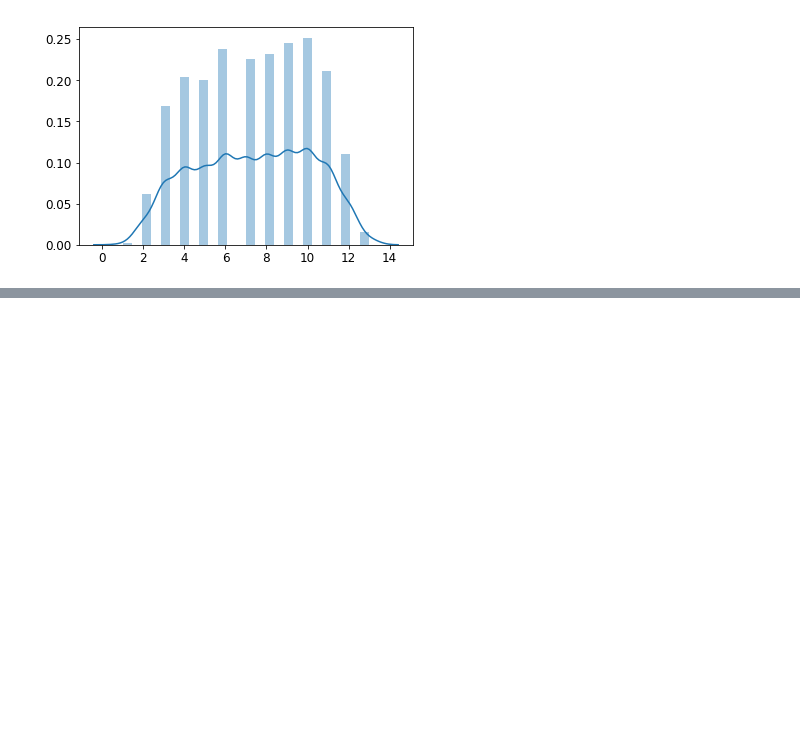
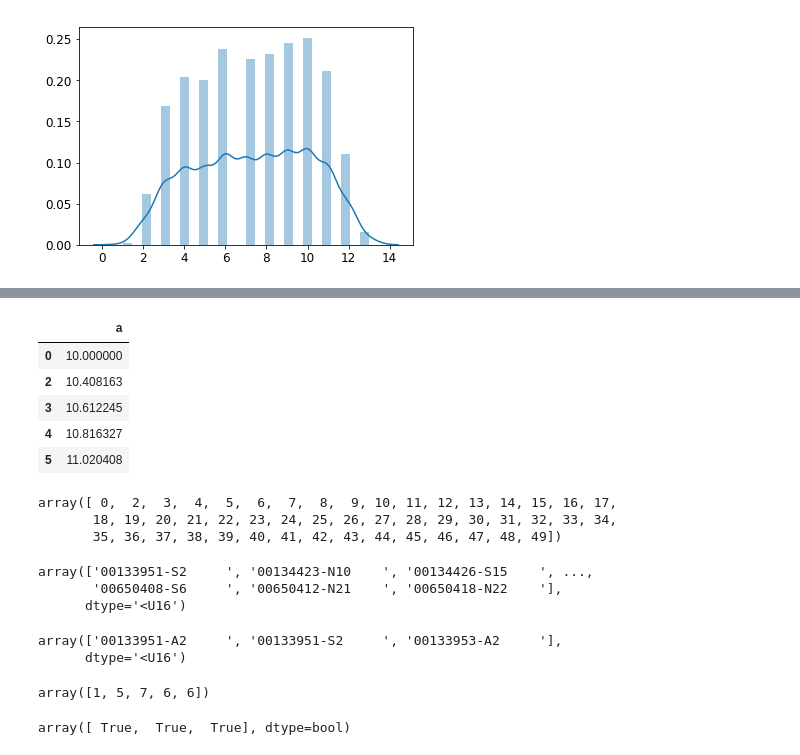
Before and after one commit to legacysurvey/legacyzpts, a Jupyter notebook: doc/nb/Strategy_Paper.ipynb, the cells around one changed output, grey strips where cells are left out. Saved outputs shown, nothing was run; the diff lists cells and outputs as text; code cells hidden in the pictures; blank space fills up the shorter version.

```diff
--- a/doc/nb/Strategy_Paper.ipynb
+++ b/doc/nb/Strategy_Paper.ipynb
@@ -679,0 +691,36 @@ sns.distplot(a)
+# %%
+df.drop_duplicates("a",inplace=True)
+df.head()
+# %% [output]
+|  | a |
+| 0 | 10.000000 |
+| 2 | 10.408163 |
+| 3 | 10.612245 |
+| 4 | 10.816327 |
+| 5 | 11.020408 |
+# %%
+df.index.values
+# %% [output]
+array([ 0,  2,  3,  4,  5,  6,  7,  8,  9, 10, 11, 12, 13, 14, 15, 16, 17,
+       18, 19, 20, 21, 22, 23, 24, 25, 26, 27, 28, 29, 30, 31, 32, 33, 34,
+       35, 36, 37, 38, 39, 40, 41, 42, 43, 44, 45, 46, 47, 48, 49])
+# %%
+np.sort(z.decam.expid)
+# %% [output]
+array(['00133951-S2     ', '00134423-N10    ', '00134426-S15    ', ...,
+       '00650408-S6     ', '00650412-N21    ', '00650418-N22    '],
+      dtype='<U16')
+# %%
+np.sort(['00133951-S2     ','00133951-A2     ','00133953-A2     '])
+# %% [output]
+array(['00133951-A2     ', '00133951-S2     ', '00133953-A2     '],
+      dtype='<U16')
+# %%
+np.random.randint(0,10,size=5)
+# %% [output]
+array([1, 5, 7, 6, 6])
+# %%
+a=np.array(['00133951-S2     ','00133951-A2     ','00133953-A2     '])
+a ==a
+# %% [output]
+array([ True,  True,  True], dtype=bool)
```
Also changed, not shown: parts of 4 cells of this notebook, 1 other file.
